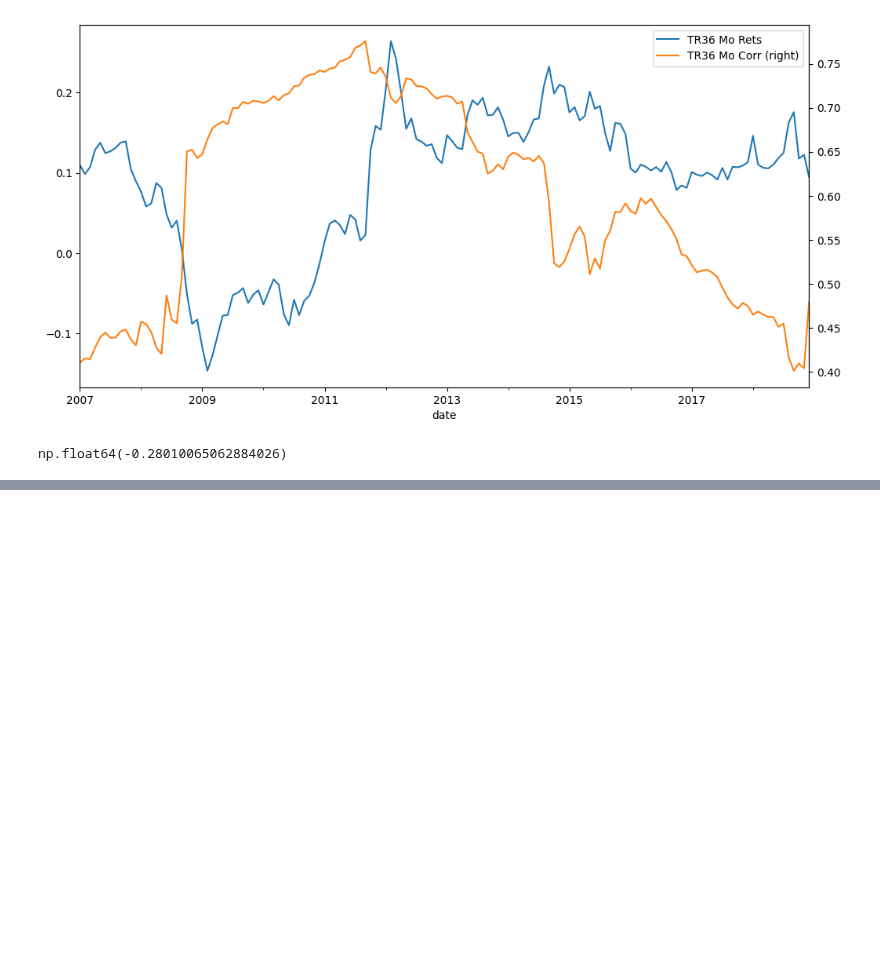
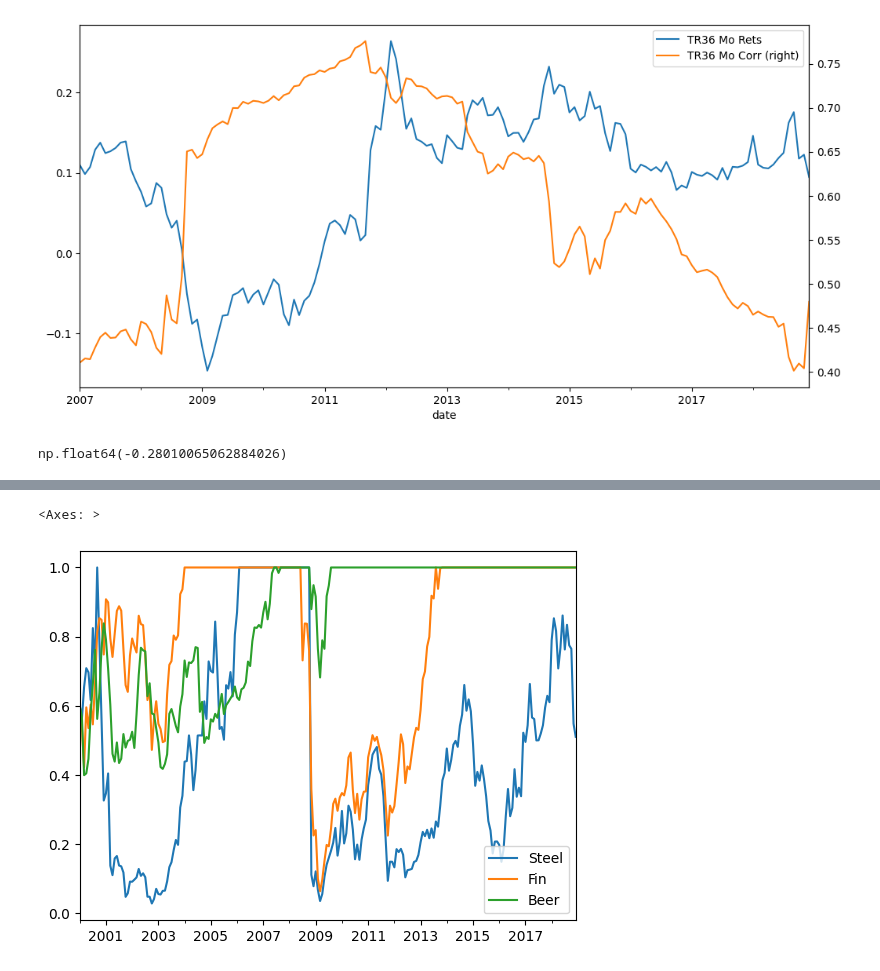
Before and after one commit to Terry4715/MVO-backtest, a Jupyter notebook: CodeAlong_Module3.ipynb, the cells around one changed output, grey strips where cells are left out. Cells and saved outputs as stored; diff of their text form; code cells hidden in the pictures; blank space fills up the shorter version.

```diff
--- a/CodeAlong_Module3.ipynb
+++ b/CodeAlong_Module3.ipynb
@@ -150,0 +154,6 @@ np.float64(-0.28010065062884026)
+# %%
+ind_return = tk.get_ind_returns()
+tmi_return = total_mkcap_index
+
+risky_r = ind_return["2000":][["Steel", "Fin", "Beer"]]
+risky_r.shape
@@ -150,0 +227,5 @@ np.float64(-0.28010065062884026)
+# %%
+risky_w_history.plot()
+# %% [output]
+<Axes: >
+[figure, added]
```
Also changed, not shown: parts of 32 cells of this notebook.
